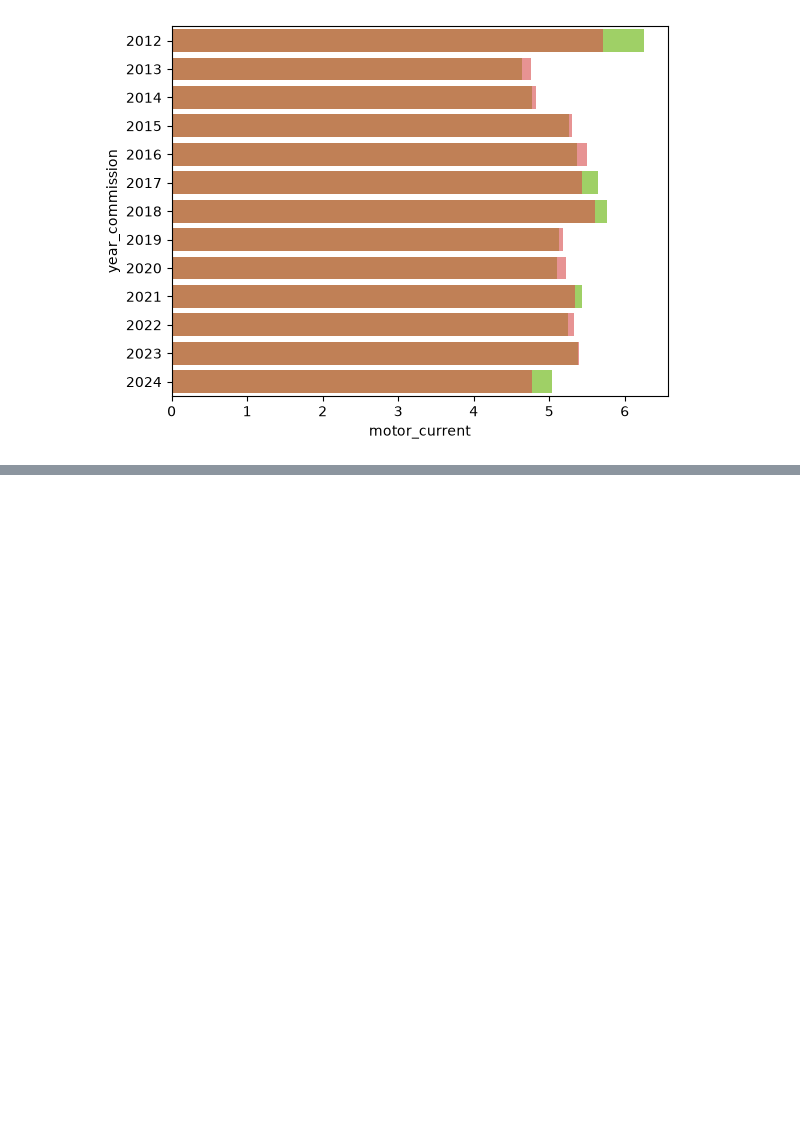
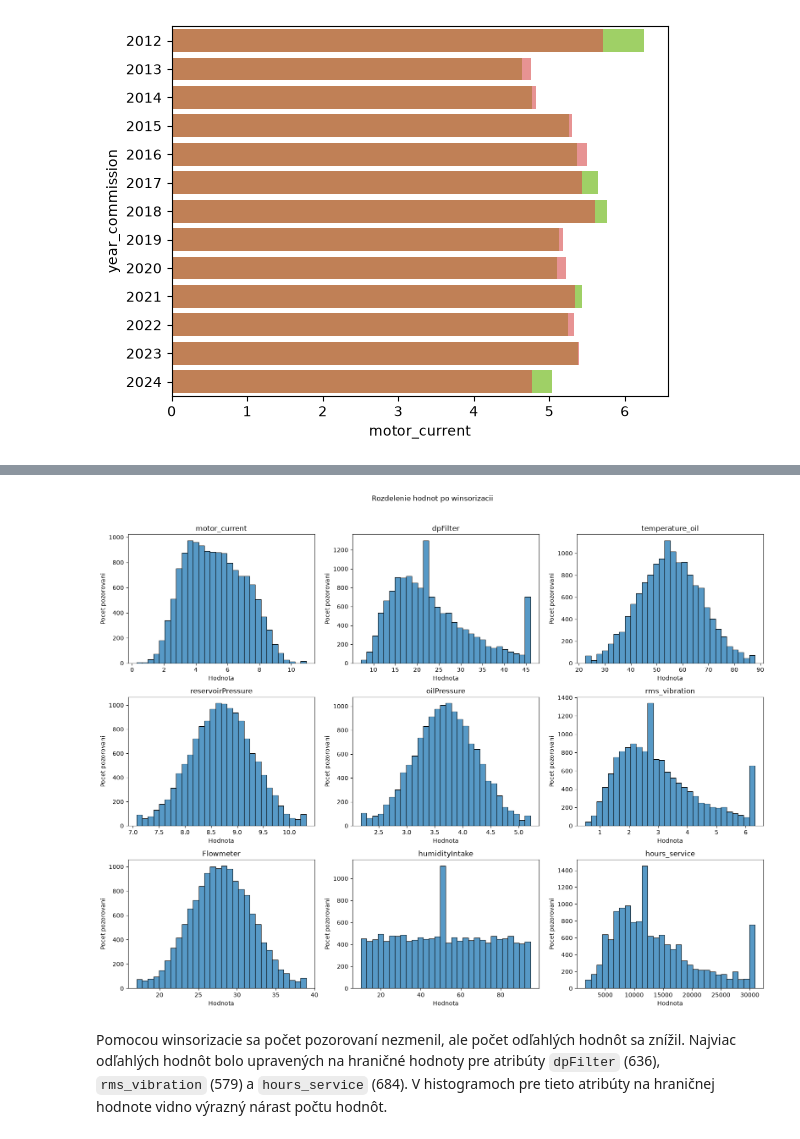
Before and after one commit to Langos428/IAU_projekt, a Jupyter notebook: projekt.ipynb, the cells around one changed output, grey strips where cells are left out. Cells and saved outputs as stored; diff of their text form; code cells hidden in the pictures; blank space fills up the shorter version.

```diff
--- a/projekt.ipynb
+++ b/projekt.ipynb
@@ -452,0 +685,17 @@ Pre overenie hypotézy z predošlej časti, že *nerovnomerný trend atribútu `
+# %%
+fig, axes = plt.subplots(3, 3, figsize=(16, 12))
+axes = axes.ravel()
+
+for ax, column in zip(axes, outlier_cols):
+    sns.histplot(winsorized_df[column], bins=30, ax=ax)
+    ax.set_title(column)
+    ax.set_xlabel("Hodnota")
+    ax.set_ylabel("Pocet pozorovani")
+
+fig.suptitle("Rozdelenie hodnot po winsorizacii", y=1.02)
+fig.tight_layout()
+plt.show()
+# %% [output]
+[figure, added]
+# %% [markdown]
+Pomocou winsorizacie sa počet pozorovaní nezmenil, ale počet odľahlých hodnôt sa znížil. Najviac odľahlých hodnôt bolo upravených na hraničné hodnoty pre atribúty `dpFilter` (636), `rms_vibration` (579) a `hours_service` (684). V histogramoch pre tieto atribúty na hraničnej hodnote vidno výrazný nárast počtu hodnôt.
```
Also changed, not shown: parts of 20 cells of this notebook.
